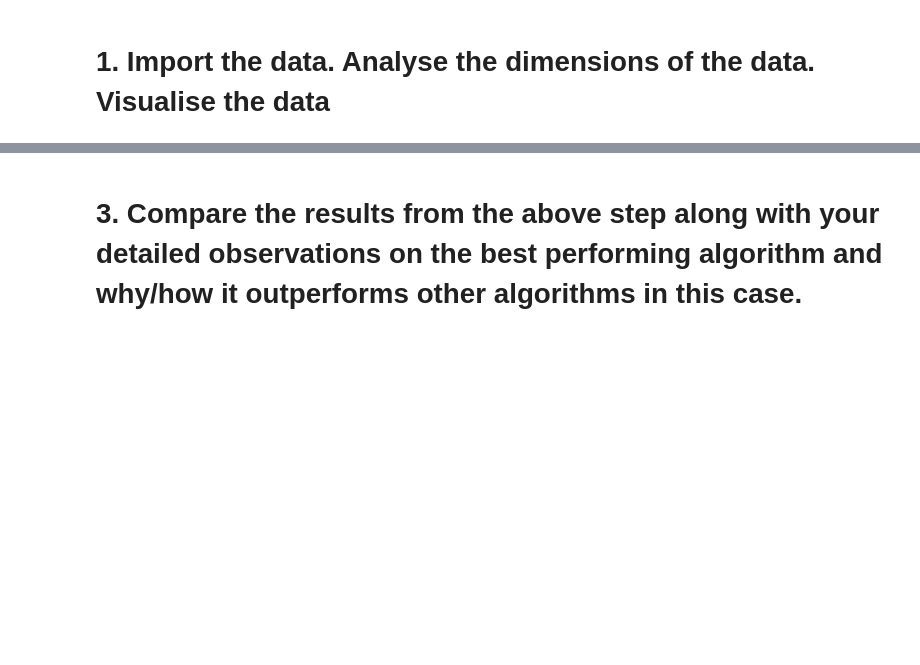
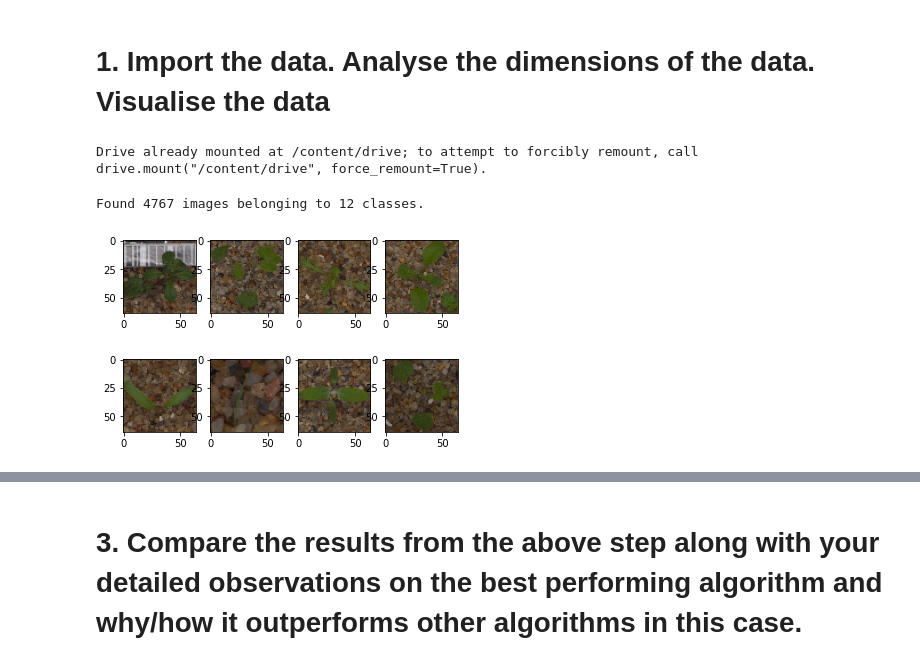
Before and after one commit to SelvamRaju/Computer-Vision-and-CNN, a Jupyter notebook: Computer_Vision_and_CNN.ipynb, the cells around one changed output, grey strips where cells are left out. Cells and saved outputs as stored; diff of their text form; code cells hidden in the pictures; blank space fills up the shorter version.

```diff
--- a/Computer_Vision_and_CNN.ipynb
+++ b/Computer_Vision_and_CNN.ipynb
@@ -11,2 +23,24 @@ tensorflow.__version__
 # %% [markdown]
 # **1. Import the data. Analyse the dimensions of the data. Visualise the data**
+# %%
+from google.colab import drive
+drive.mount('/content/drive')
+# %% [output]
+Drive already mounted at /content/drive; to attempt to forcibly remount, call drive.mount("/content/drive", force_remount=True).
+# %%
+from tensorflow.keras.preprocessing.image import ImageDataGenerator
+
+datagen = ImageDataGenerator(rescale=1./255)
+
+data = datagen.flow_from_directory('/content/drive/MyDrive/Colab Notebooks/Data/train/',target_size=(64,64),batch_size=4750,class_mode='categorical',subset="training")
+# %% [output]
+Found 4767 images belonging to 12 classes.
+# %%
+X,y = next(data)
+# %%
+# Displaying some images from dataset
+for i in range(8):
+  plt.subplot(2,4,i+1)
+  plt.imshow(X[i])
+# %% [output]
+[figure, added]
```
Also changed, not shown: parts of 36 cells of this notebook.
